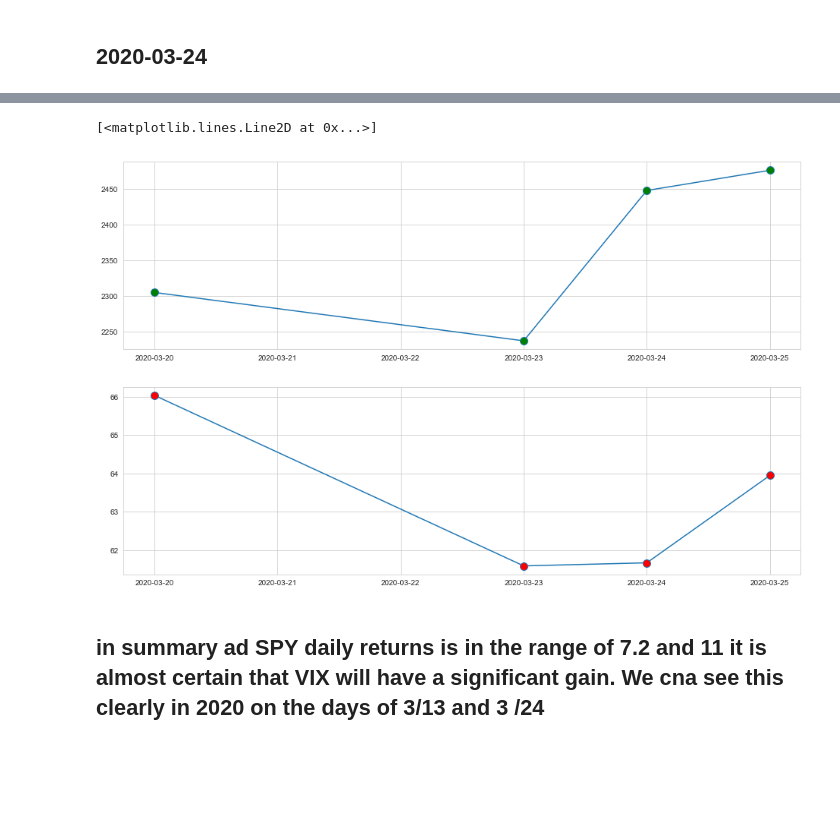
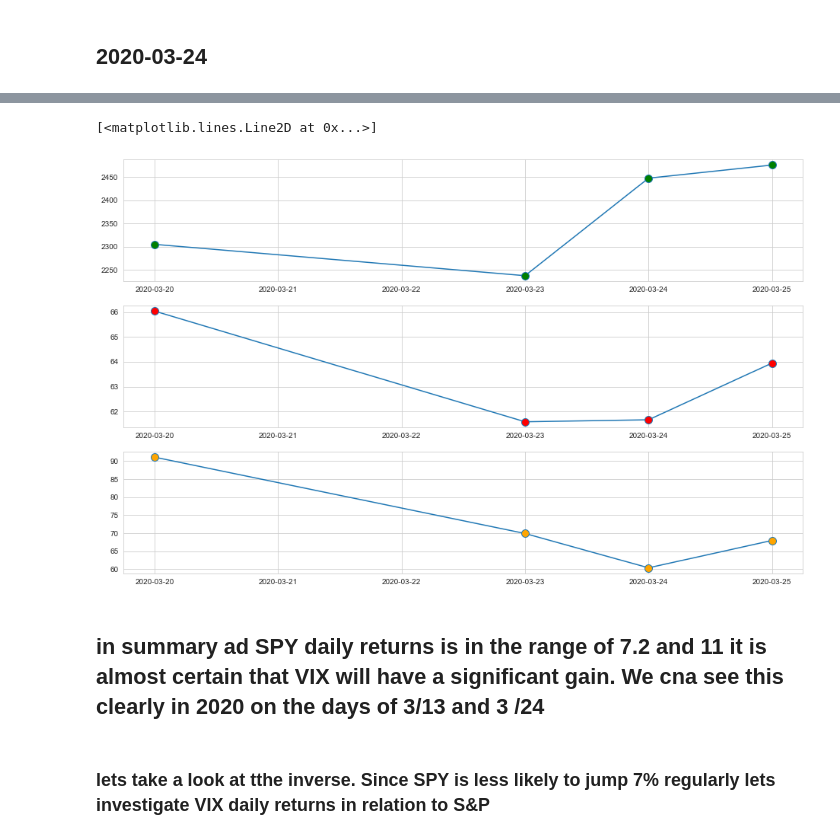
Before and after one commit to Berkat0789/Portfolio, a Jupyter notebook: Finance/Vix_Analysis/VIX vs SPY.ipynb, the cells around one changed output, grey strips where cells are left out. Drawn from its saved outputs; the diff is of its cells as text; code cells hidden in the pictures; blank space fills up the shorter version.

```diff
--- a/Finance/Vix_Analysis/VIX vs SPY.ipynb
+++ b/Finance/Vix_Analysis/VIX vs SPY.ipynb
@@ -12,10 +12,10 @@ import seaborn as sns
 ## import data
 ## We will be looking at the adjustable close for both the S&P and VIX
 # %%
-tickers = ["^VIX", "^GSPC"]
+tickers = ["^VIX", "^GSPC","UVXY"]
 data = pd.DataFrame()
 for t in tickers:
-    data[t] = web.DataReader(t, data_source="yahoo", start = "2006-1-1")["Adj Close"]
+    data[t] = web.DataReader(t, data_source="yahoo", start = "2002-1-1")["Adj Close"]
 # %% [markdown]
 ### plotting visual movement for both VIX and SPY .As expected the plots show an inverse correlation
 # %%
@@ -55,7 +56,7 @@ data.head()
 # %% [markdown]
 ## Allocations
 # %%
-weights = [0.4, 0.6]
+weights = [0.3, 0.5, 0.2]
 for s,w in zip(tickers, weights):
     data[f"{s} allocation"] = data[f"{s} normal returns"] * w
 # %%
@@ -135,9 +153,12 @@ axes[1].plot(data.loc["2020-03-10":"2020-03-17"]["^VIX"], marker = "o", mfc = "r
 # %%
-fig, axes = plt.subplots(2,1, figsize = (16,10));
+fig, axes = plt.subplots(3,1, figsize = (16,10));
 axes[0].plot(data.loc["2020-03-20":"2020-03-25"]["^GSPC"], marker = "o", mfc = "g", ms = 10)
 axes[1].plot(data.loc["2020-03-20":"2020-03-25"]["^VIX"], marker = "o", mfc = "r", ms = 10)
+axes[2].plot(data.loc["2020-03-20":"2020-03-25"]["UVXY"], marker = "o", mfc = "orange", ms = 10)
 # %% [output]
 [<matplotlib.lines.Line2D at 0x...>]
-[figure, old version]
+[figure, new version]
 # %% [markdown]
 ## in summary ad SPY daily returns is in the range of 7.2 and 11 it is almost certain that VIX will have a significant gain. We cna see this clearly in 2020 on the days of 3/13 and 3 /24
+# %% [markdown]
+### lets take a look at tthe inverse. Since SPY is less likely to jump 7% regularly lets investigate VIX daily returns in relation to S&P
```
Also changed, not shown: parts of 41 cells of this notebook, 1 other file.
